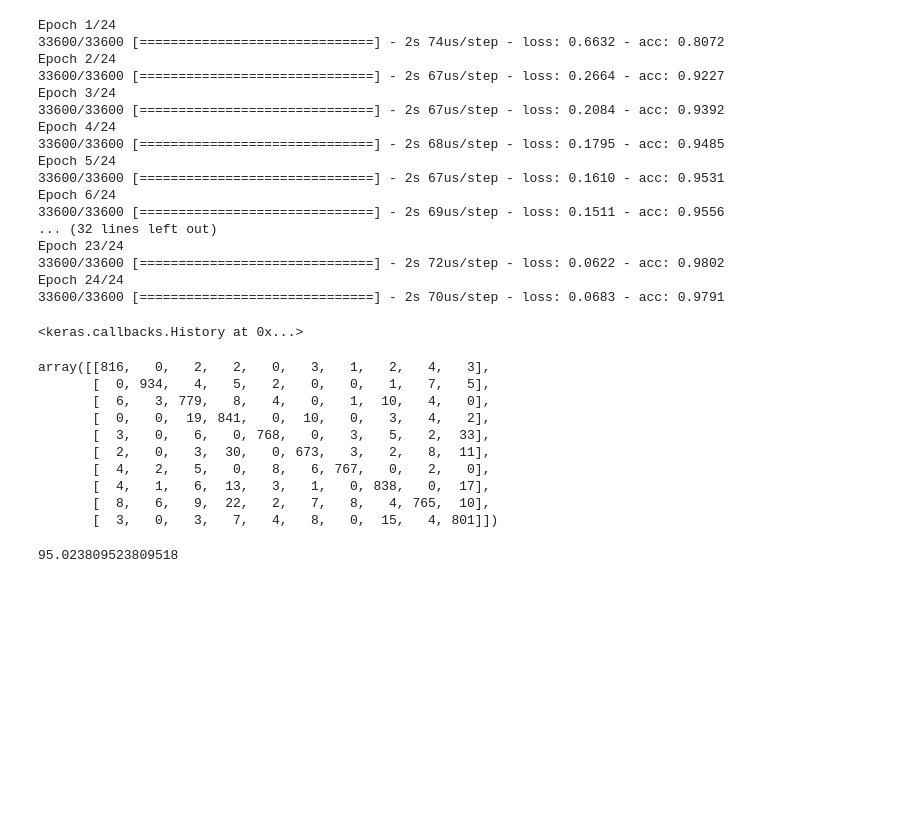
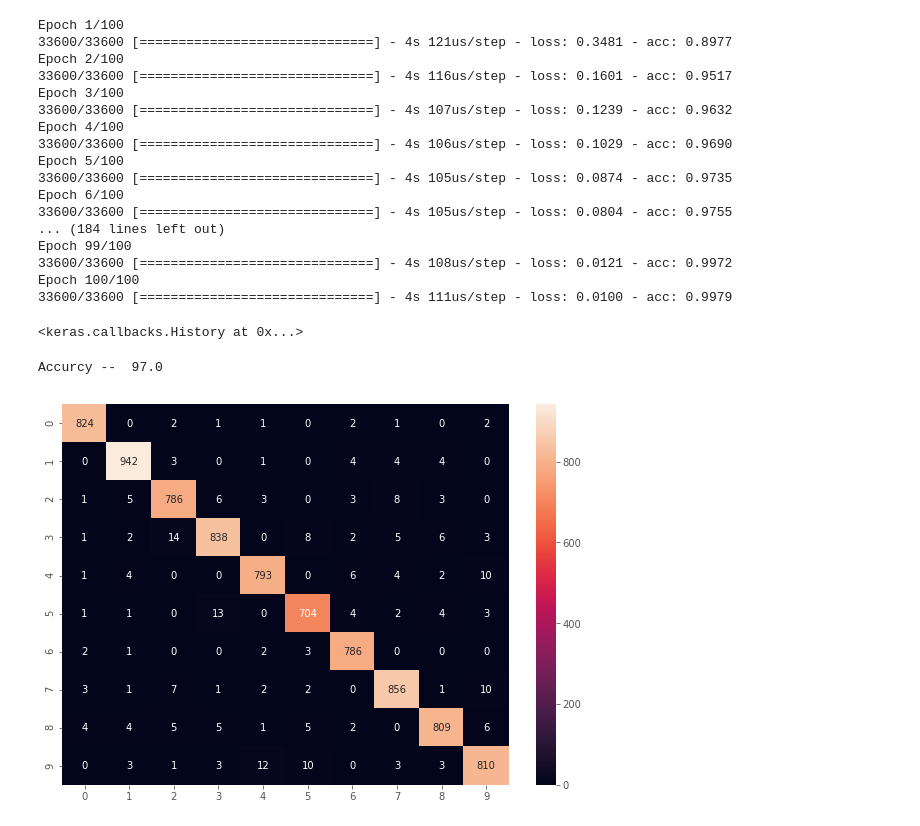
Before and after one commit to Suryanandsingh/MNIST-hand_writing-with-python, a Jupyter notebook: MNIST.ipynb, the cells around one changed output. Saved outputs shown, nothing was run; the diff lists cells and outputs as text; code cells hidden in the pictures; blank space fills up the shorter version.

```diff
--- a/MNIST.ipynb
+++ b/MNIST.ipynb
@@ -41,5 +78,7 @@ model = Sequential()
 # %%
-model.add(Dense(32, input_dim=784, init='uniform', activation='relu'))
+model = Sequential()
+model.add(Dense(64, input_dim=784, init='uniform', activation='relu'))
+model.add(Dense(32, init='uniform', activation='relu'))
 model.add(Dense(16, init='uniform', activation='relu'))
 model.add(Dense(10, activation='softmax'))
 # %%
@@ -61,23 +102,23 @@ Trainable params: 25,818
 Non-trainable params: 0
 _________________________________________________________________
 # %%
-model.fit(X_train, y_train, epochs=24, batch_size=64)
+model.fit(X_train, y_train, epochs=100, batch_size=50)
 # %% [output]
-Epoch 1/24
-33600/33600 [==============================] - 2s 74us/step - loss: 0.6632 - acc: 0.8072
-Epoch 2/24
-33600/33600 [==============================] - 2s 67us/step - loss: 0.2664 - acc: 0.9227
-Epoch 3/24
-33600/33600 [==============================] - 2s 67us/step - loss: 0.2084 - acc: 0.9392
-Epoch 4/24
-33600/33600 [==============================] - 2s 68us/step - loss: 0.1795 - acc: 0.9485
-Epoch 5/24
-33600/33600 [==============================] - 2s 67us/step - loss: 0.1610 - acc: 0.9531
-Epoch 6/24
-33600/33600 [==============================] - 2s 69us/step - loss: 0.1511 - acc: 0.9556
-... (32 lines left out)
-Epoch 23/24
-33600/33600 [==============================] - 2s 72us/step - loss: 0.0622 - acc: 0.9802
-Epoch 24/24
-33600/33600 [==============================] - 2s 70us/step - loss: 0.0683 - acc: 0.9791
+Epoch 1/100
+33600/33600 [==============================] - 4s 121us/step - loss: 0.3481 - acc: 0.8977
+Epoch 2/100
+33600/33600 [==============================] - 4s 116us/step - loss: 0.1601 - acc: 0.9517
+Epoch 3/100
+33600/33600 [==============================] - 4s 107us/step - loss: 0.1239 - acc: 0.9632
+Epoch 4/100
+33600/33600 [==============================] - 4s 106us/step - loss: 0.1029 - acc: 0.9690
+Epoch 5/100
+33600/33600 [==============================] - 4s 105us/step - loss: 0.0874 - acc: 0.9735
+Epoch 6/100
+33600/33600 [==============================] - 4s 105us/step - loss: 0.0804 - acc: 0.9755
+... (184 lines left out)
+Epoch 99/100
+33600/33600 [==============================] - 4s 108us/step - loss: 0.0121 - acc: 0.9972
+Epoch 100/100
+33600/33600 [==============================] - 4s 111us/step - loss: 0.0100 - acc: 0.9979
 <keras.callbacks.History at 0x...>
@@ -88 +125,4 @@ y_pre_cls = np.argmax(y_pre, axis=1)
+# %%
+#prediction
+y_pre = model.predict_classes(X_test)
 # %%
@@ -89,21 +130,15 @@ y_pre_cls = np.argmax(y_pre, axis=1)
 y_test_cls = np.argmax(y_test, axis=1)
 # %%
+#Accuracy
 from sklearn.metrics import confusion_matrix, accuracy_score
-cm = confusion_matrix(y_test_cls, y_pre_cls)
+print("Accurcy -- ", accuracy_score(y_test_cls, y_pre)*100)
+# %% [output]
+Accurcy --  97.0
-# %%
-cm
-# %% [output]
-array([[816,   0,   2,   2,   0,   3,   1,   2,   4,   3],
-       [  0, 934,   4,   5,   2,   0,   0,   1,   7,   5],
-       [  6,   3, 779,   8,   4,   0,   1,  10,   4,   0],
-       [  0,   0,  19, 841,   0,  10,   0,   3,   4,   2],
-       [  3,   0,   6,   0, 768,   0,   3,   5,   2,  33],
-       [  2,   0,   3,  30,   0, 673,   3,   2,   8,  11],
-       [  4,   2,   5,   0,   8,   6, 767,   0,   2,   0],
-       [  4,   1,   6,  13,   3,   1,   0, 838,   0,  17],
-       [  8,   6,   9,  22,   2,   7,   8,   4, 765,  10],
-       [  3,   0,   3,   7,   4,   8,   0,  15,   4, 801]])
-# %%
-accuracy_score(y_test_cls, y_pre_cls)*100
-# %% [output]
-95.023809523809518
+# %%
+#let's plot confusion matrix
+cm = confusion_matrix(y_test_cls, y_pre)
+plt.figure(figsize=(10, 7))
+sb.heatmap(cm, annot=True, fmt='g')
+plt.show()
+# %% [output]
+[figure, added]
```
Also changed, not shown: parts of 19 cells of this notebook.
